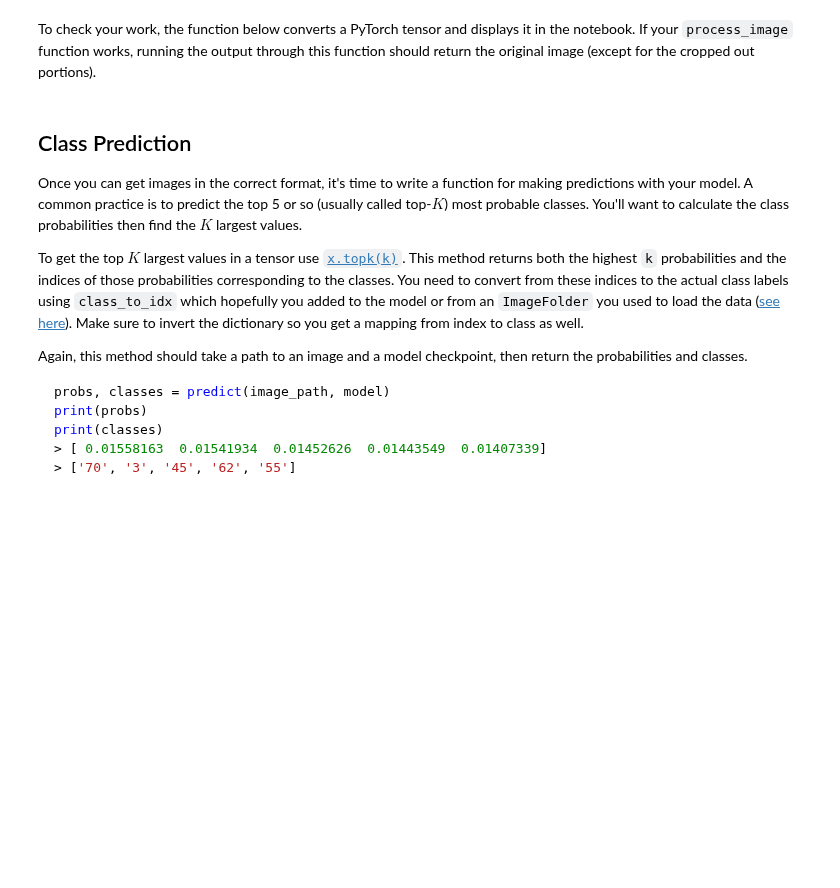
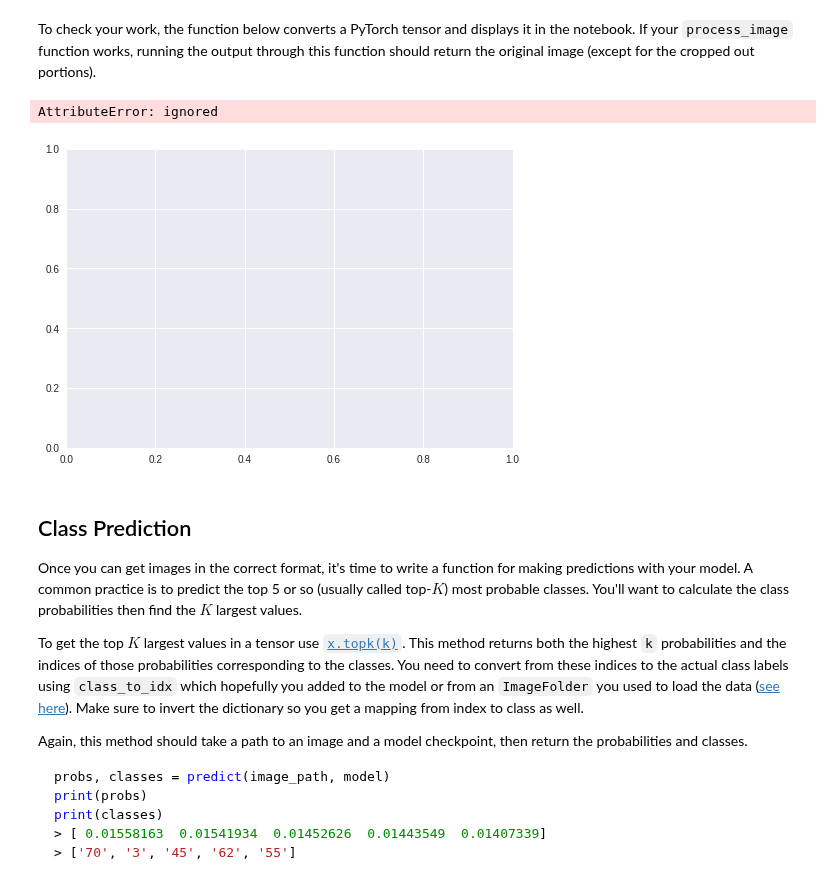
Before and after one commit to paulgureghian/PyTorch_Projects, a Jupyter notebook: Image_Classifier_Project.ipynb, the cells around one changed output. Saved outputs shown, nothing was run; the diff lists cells and outputs as text; code cells hidden in the pictures; blank space fills up the shorter version.

```diff
--- a/Image_Classifier_Project.ipynb
+++ b/Image_Classifier_Project.ipynb
@@ -349,6 +350,12 @@ def imshow(image, ax=None, title=None):
     ax.imshow(image)
 
     return ax
+# %%
+### Call 'imshow()'
+imshow(image)
+# %% [output]
+AttributeError: ignored
+[figure, added]
 # %% [markdown]
 ## Class Prediction
 
```
Also changed, not shown: parts of 3 cells of this notebook.
